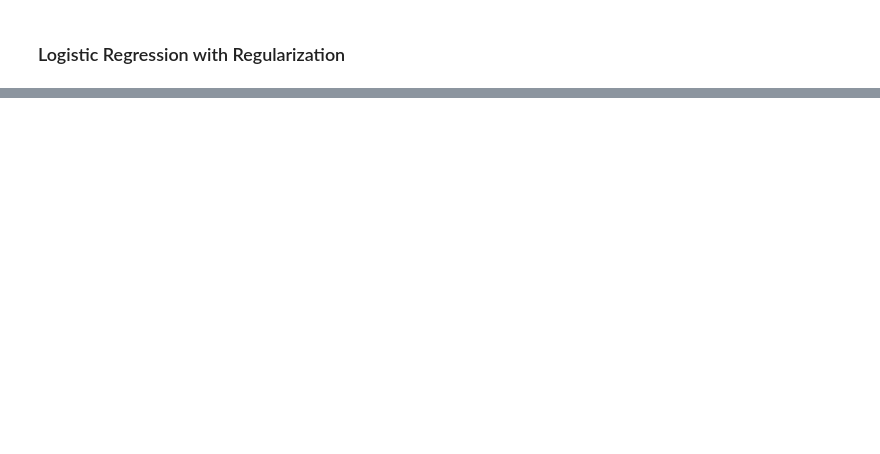
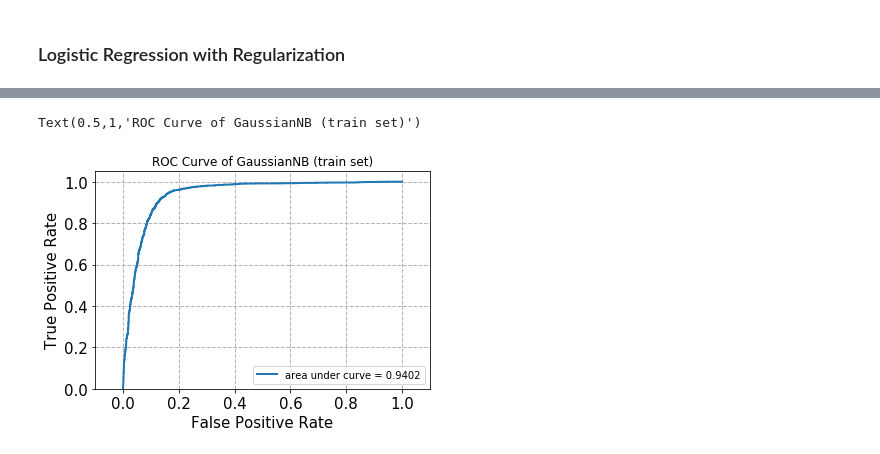
Before and after one commit to Shuyifan/ECE-219-Large-Scale-Data-Mining-Project, a Jupyter notebook: Project1.ipynb, the cells around one changed output, grey strips where cells are left out. Cells and saved outputs as stored; diff of their text form; code cells hidden in the pictures; blank space fills up the shorter version.

```diff
--- a/Project1.ipynb
+++ b/Project1.ipynb
@@ -850,0 +1017,10 @@ F-1 Score: 0.9576059850374065
+# %%
+# ROC curve for train set
+score_train_bayes = bayes.predict_proba(X_train_lsi)[:,1]
+fpr_train_bayes, tpr_train_bayes, _ = metrics.roc_curve(train_label, score_train_bayes, pos_label=1)
+
+plot_roc(fpr_train_bayes, tpr_train_bayes)
+plt.title('ROC Curve of GaussianNB (train set)')
+# %% [output]
+Text(0.5,1,'ROC Curve of GaussianNB (train set)')
+[figure, added]
```
Also changed, not shown: parts of 30 cells of this notebook.
